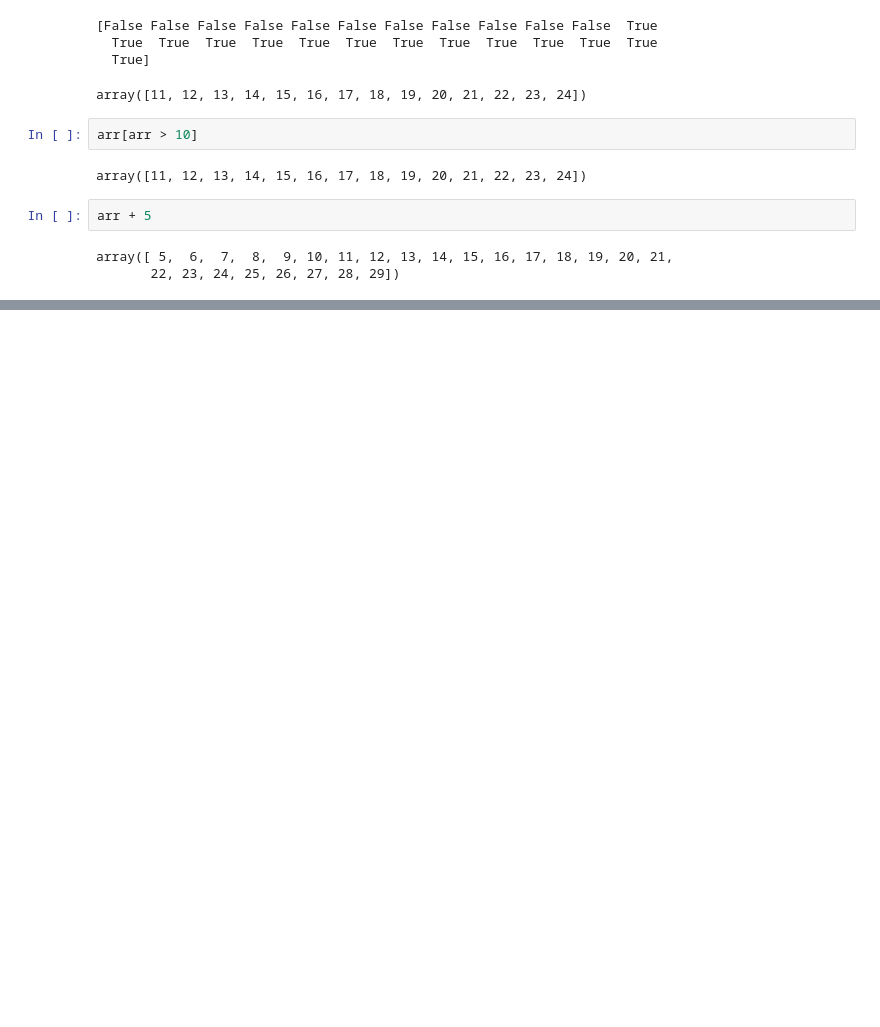
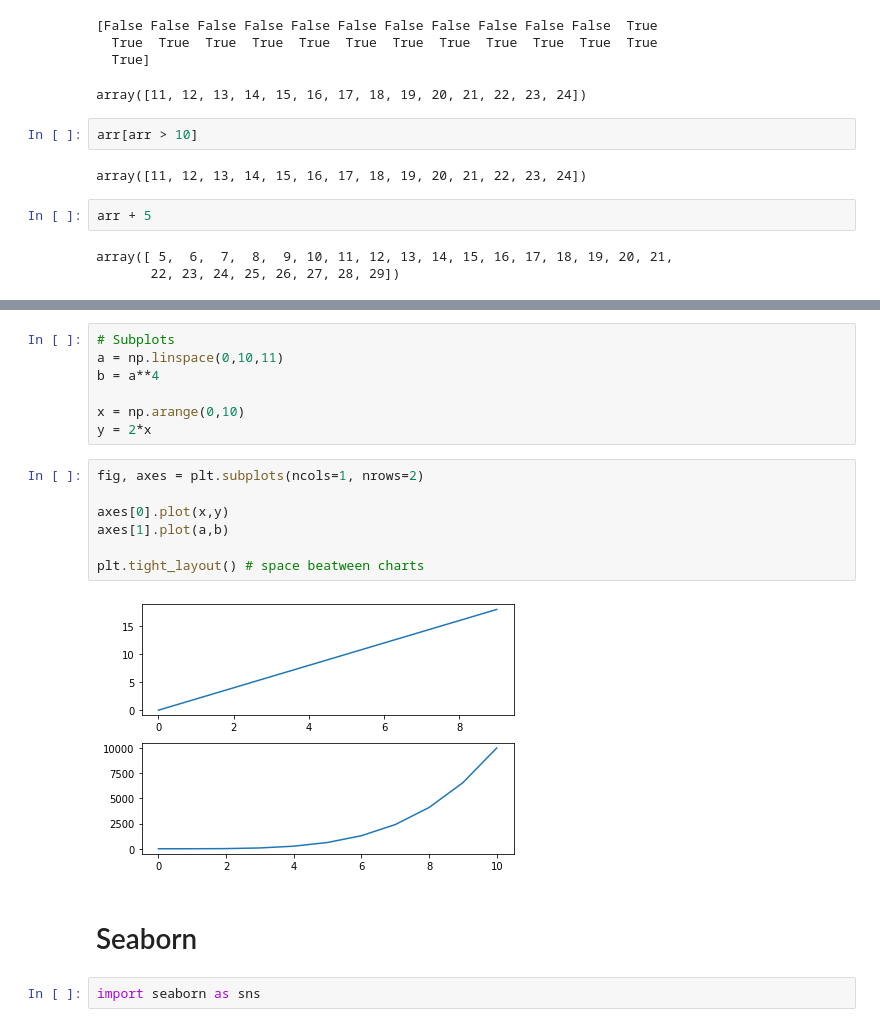
Before and after one commit to exson6969/ml, a Jupyter notebook: ML_Learning.ipynb, the cells around one changed output, grey strips where cells are left out. Saved outputs shown, nothing was run; the diff lists cells and outputs as text; blank space fills up the shorter version.

```diff
--- a/ML_Learning.ipynb
+++ b/ML_Learning.ipynb
@@ -128,0 +422,20 @@ array([ 5,  6,  7,  8,  9, 10, 11, 12, 13, 14, 15, 16, 17, 18, 19, 20, 21,
+# %%
+# Subplots
+a = np.linspace(0,10,11)
+b = a**4
+
+x = np.arange(0,10)
+y = 2*x
+# %%
+fig, axes = plt.subplots(ncols=1, nrows=2)
+
+axes[0].plot(x,y)
+axes[1].plot(a,b)
+
+plt.tight_layout() # space beatween charts
+# %% [output]
+[figure, added]
+# %% [markdown]
+# Seaborn
+# %%
+import seaborn as sns
```
Also changed, not shown: parts of 30 cells of this notebook.
